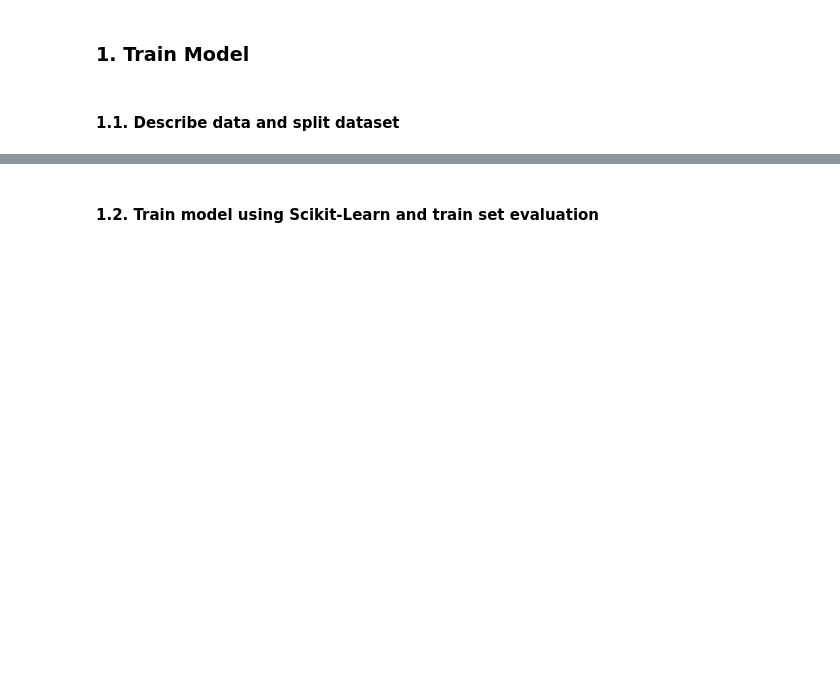
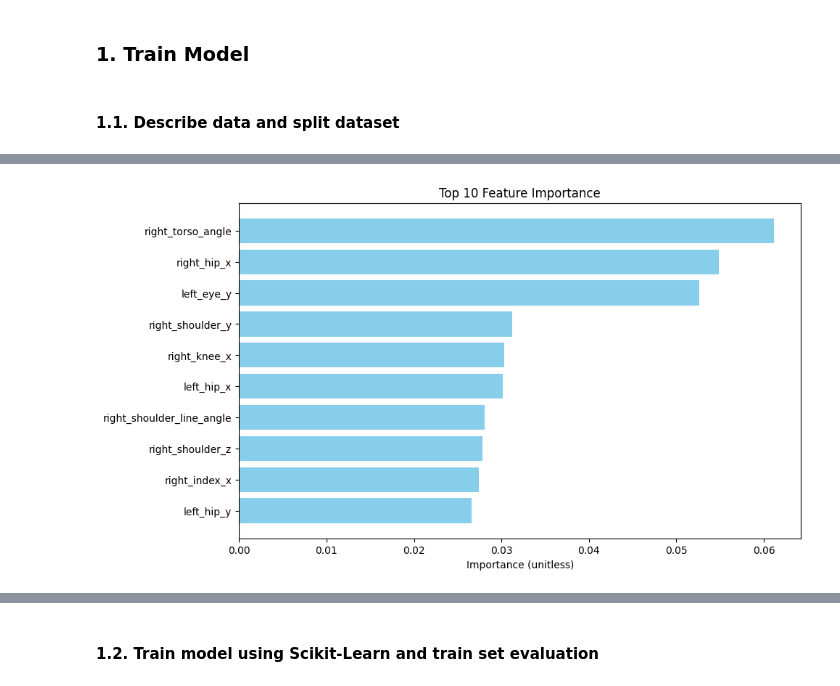
Before and after one commit to aayush-12321/YogAI_Project, a Jupyter notebook: warrior-ii_model/2.sklearn.ipynb, the cells around one changed output, grey strips where cells are left out. Cells and saved outputs as stored; diff of their text form; code cells hidden in the pictures; blank space fills up the shorter version.

Commit message:
Trained warrior 2 model after including angles in dataset and plots for warrior 2

```diff
--- a/warrior-ii_model/2.sklearn.ipynb
+++ b/warrior-ii_model/2.sklearn.ipynb
@@ -128,0 +154,18 @@ Name: label, dtype: int32
+# %%
+from sklearn.model_selection import  StratifiedKFold, RandomizedSearchCV
+
+skf = StratifiedKFold(n_splits=5, shuffle=True, random_state=42)
+# %%
+random_search = RandomizedSearchCV(
+    estimator=pipeline,
+    param_distributions=param_dist,
+    n_iter=20,
+    scoring='accuracy',
+    cv=skf,
+    verbose=1,
+    n_jobs=-1,
+    random_state=42,
+    return_train_score=True
+)
+# %%
+random_search.fit(X_train, y_train)
@@ -128,0 +220,9 @@ Name: label, dtype: int32
+# %%
+# pipeline = Pipeline([
+#     ('scaler', StandardScaler()),
+#     ('model', best_model)
+# ])
+
+# Fit pipeline on training data
+# pipeline.fit(X_train, y_train)
+pipeline = random_search.best_estimator_
@@ -128,0 +317,17 @@ Name: label, dtype: int32
+# %%
+
+import pandas as pd
+import matplotlib.pyplot as plt
+
+feat_imp = pd.DataFrame({
+    'feature': X.columns,
+    'importance': pipeline.named_steps['model'].feature_importances_
+}).sort_values(by='importance', ascending=True)
+
+plt.figure(figsize=(10,6))
+plt.barh(feat_imp['feature'].tail(10), feat_imp['importance'].tail(10), color='skyblue')
+plt.title("Top 10 Feature Importance")
+plt.xlabel("Importance (unitless)")
+plt.show()
+# %% [output]
+[figure, added]
```
Also changed, not shown: parts of 21 cells of this notebook, 7 other files.
